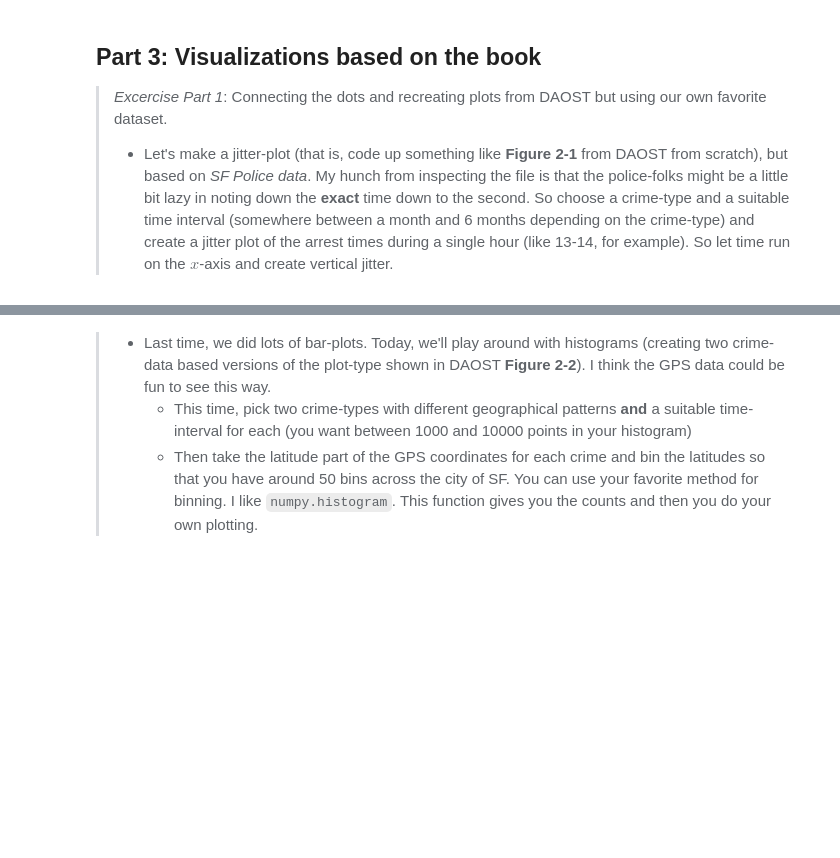
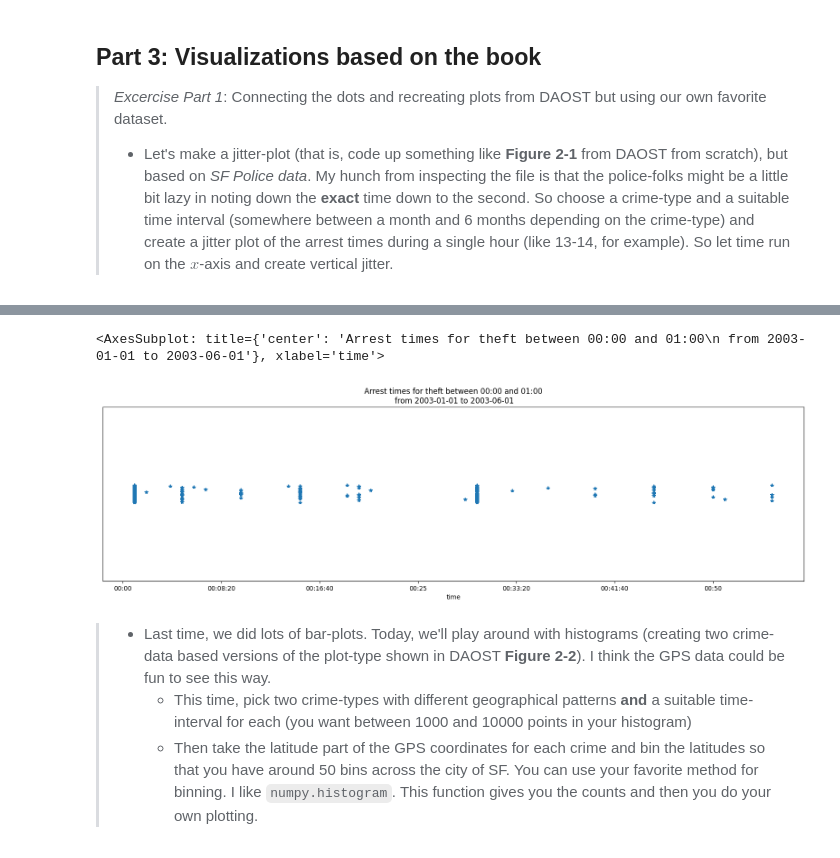
Before and after one commit to AnneKDesler/socialdata2023, a Jupyter notebook: lectures/Week3.ipynb, the cells around one changed output, grey strips where cells are left out. Saved outputs shown, nothing was run; the diff lists cells and outputs as text; code cells hidden in the pictures; blank space fills up the shorter version.

```diff
--- a/lectures/Week3.ipynb
+++ b/lectures/Week3.ipynb
@@ -120,3 +120,13 @@ df_drunk_half_2002_00_to_01.plot('time', 'y', style='*', ylim=(-15,15), yticks=[
+# %%
+df_theft = df.loc[df.Category == 'LARCENY/THEFT']
+df_theft_half_2002 = df_theft.drop(df_theft[df_theft['Timestamp'] >= '2003-06-01'].index)
+df_theft_half_2002_00_to_01 = df_theft_half_2002.drop(df_theft_half_2002[df_theft_half_2002['Timestamp'].dt.hour>=1].index)
+df_theft_half_2002_00_to_01['time'] = df_theft_half_2002_00_to_01['Timestamp'].dt.time
+df_theft_half_2002_00_to_01['y'] = np.random.uniform(-1,1,len(df_theft_half_2002_00_to_01))
+df_theft_half_2002_00_to_01.plot('time', 'y', style='*', ylim=(-10,10), yticks=[], legend=[], figsize=(20, 5), title = 'Arrest times for theft between 00:00 and 01:00\n from 2003-01-01 to 2003-06-01')
+# %% [output]
+<AxesSubplot: title={'center': 'Arrest times for theft between 00:00 and 01:00\n from 2003-01-01 to 2003-06-01'}, xlabel='time'>
+[figure, added]
 # %% [markdown]
 > * Last time, we did lots of bar-plots. Today, we'll play around with histograms (creating two crime-data based versions of the plot-type shown in DAOST **Figure 2-2**). I think the GPS data could be fun to see this way.
 >   * This time, pick two crime-types with different geographical patterns **and** a suitable time-interval for each (you want between 1000 and 10000 points in your histogram)
```
Also changed, not shown: parts of 1 cell of this notebook, 1 other file.
